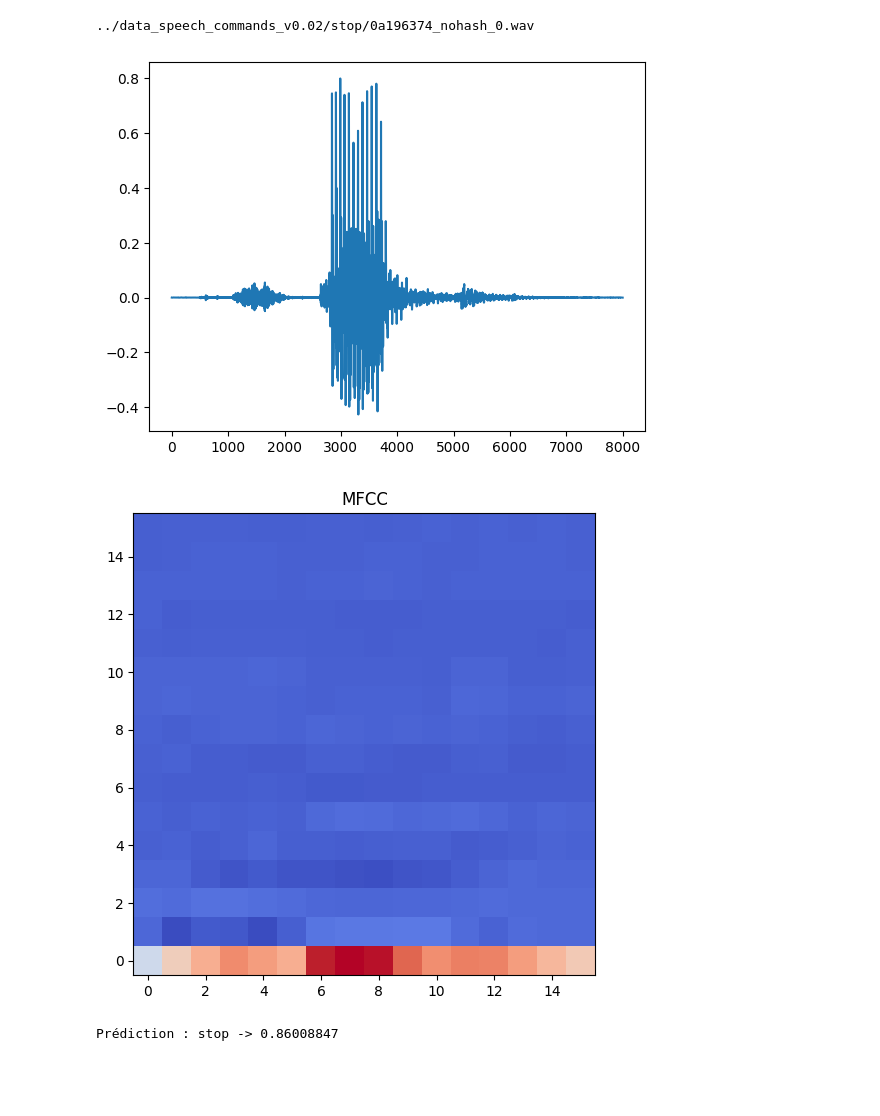
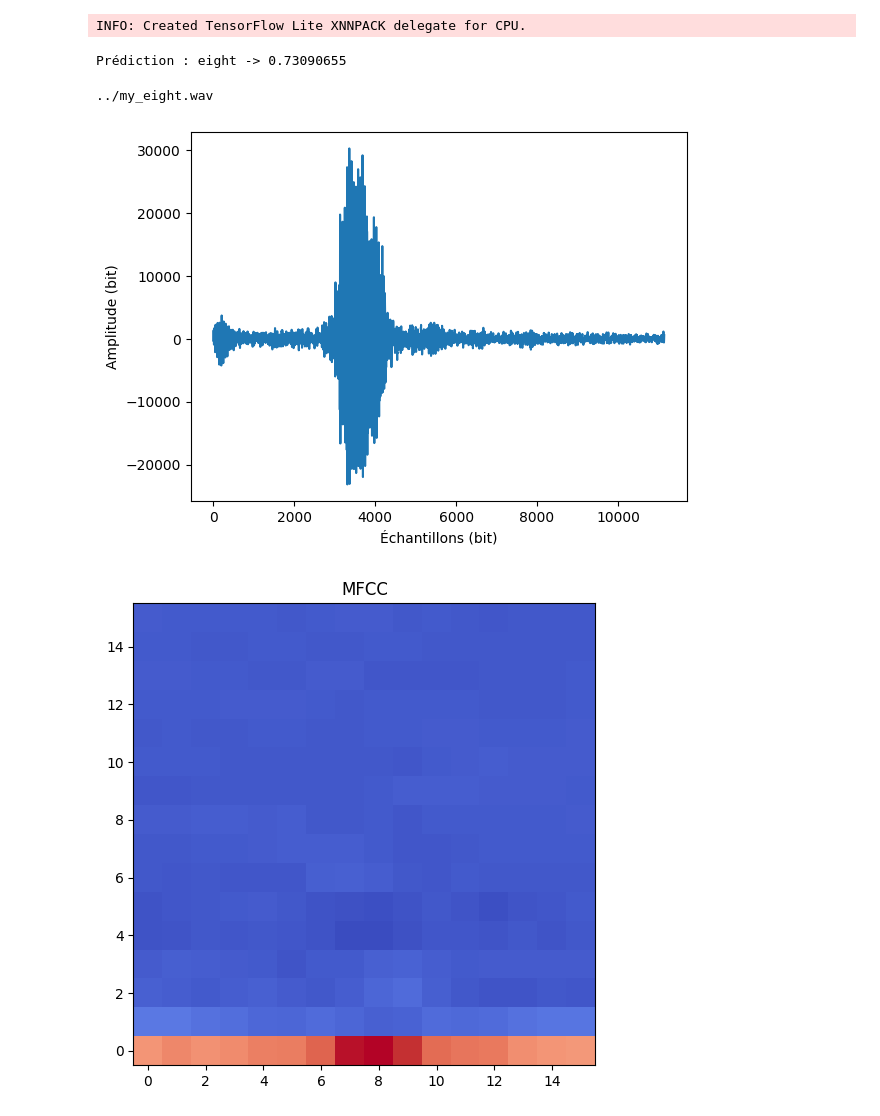
Before and after one commit to SonDePoisson/Embedded-Sound-Recognition, a Jupyter notebook: python_mfcc_gen_from_clement/Test_model.ipynb, the cells around one changed output. Saved outputs shown, nothing was run; the diff lists cells and outputs as text; code cells hidden in the pictures; blank space fills up the shorter version.

```diff
--- a/python_mfcc_gen_from_clement/Test_model.ipynb
+++ b/python_mfcc_gen_from_clement/Test_model.ipynb
@@ -11 +18,15 @@ from os.path import isdir, join
+# %%
+# Load Model
+
+# Charger le modèle TFLite
+interpreter = tf.lite.Interpreter(model_path='all_targets.tflite')
+interpreter.allocate_tensors()
+input_details = interpreter.get_input_details()
+output_details = interpreter.get_output_details()
+
+dataset_path = '../data_speech_commands_v0.02'
+all_targets = [name for name in listdir(dataset_path) if isdir(join(dataset_path, name))]
+all_targets.remove('_background_noise_')
+# %% [output]
+INFO: Created TensorFlow Lite XNNPACK delegate for CPU.
 # %%
@@ -59,29 +67,49 @@ def predict(input_data):
     predicted_class = np.argmax(output_data)
     probability = np.max(output_data)
     return predicted_class, probability
+# %%
+# Get Prediction
+
+# Filenames to test
+# filename  = '../data_speech_commands_v0.02/four/0a2b400e_nohash_0.wav'  #Four
+# filename  = '../data_speech_commands_v0.02/right/0d6d7360_nohash_3.wav' #Right
+# filename  = '../data_speech_commands_v0.02/stop/0a196374_nohash_0.wav'  #Stop
+# filename  = '../data_speech_commands_v0.02/five/0a2b400e_nohash_3.wav'  #Five
+# filename  = '../data_speech_commands_v0.02/eight/0b7ee1a0_nohash_0.wav' #Eight
+# filename  = '../data_speech_commands_v0.02/zero/0a2b400e_nohash_3.wav'   #Zero
+# filename  = '../data_speech_commands_v0.02/bird/0b40aa8e_nohash_1.wav'  #Bird
+filename  = '../my_eight.wav'  #Eight
+
+processed_data = calc_mfcc_from_C(filename)
+predicted_class, probability = predict(processed_data)
+print('Prédiction :', all_targets[predicted_class], '->', probability)
+# %% [output]
+Prédiction : eight -> 0.73090655
 # %%
+# Plot Signal & MFCC
+
 mfccs = calc_mfcc_from_C(filename)
 print(filename)
 
 # Signal
 signal, fs = librosa.load(filename, sr=8000)
-plt.plot(signal)
+# Mise à l'échelle des amplitudes en bit (pour un encodage 16 bits)
+signal_en_bit = signal * (2 ** 15)
+signal = signal[0:8000]
+plt.plot(signal_en_bit)
+plt.xlabel('Échantillons (bit)')
+plt.ylabel('Amplitude (bit)')
+plt.show()
 
 # MFCC
 mfcc_from_time_series = mfccs.reshape(16,16)
 fig, ax = plt.subplots(figsize=(6,6))
 mfcc_from_time_series= np.swapaxes(mfcc_from_time_series, 0 ,1)
 cax = ax.imshow(mfcc_from_time_series, interpolation='nearest', cmap=cm.coolwarm, origin='lower')
 ax.set_title('MFCC')
 
 plt.show()
 # %% [output]
-../data_speech_commands_v0.02/stop/0a196374_nohash_0.wav
+../my_eight.wav
-[figure, old version]
+[figure, new version]
-[figure, old version]
+[figure, new version]
-# %%
-processed_data = calc_mfcc_from_C(filename)
-predicted_class, probability = predict(processed_data)
-print('Prédiction :', all_targets[predicted_class], '->', probability)
-# %% [output]
-Prédiction : stop -> 0.86008847
```
Also changed, not shown: parts of 2 cells of this notebook, 11 other files.
